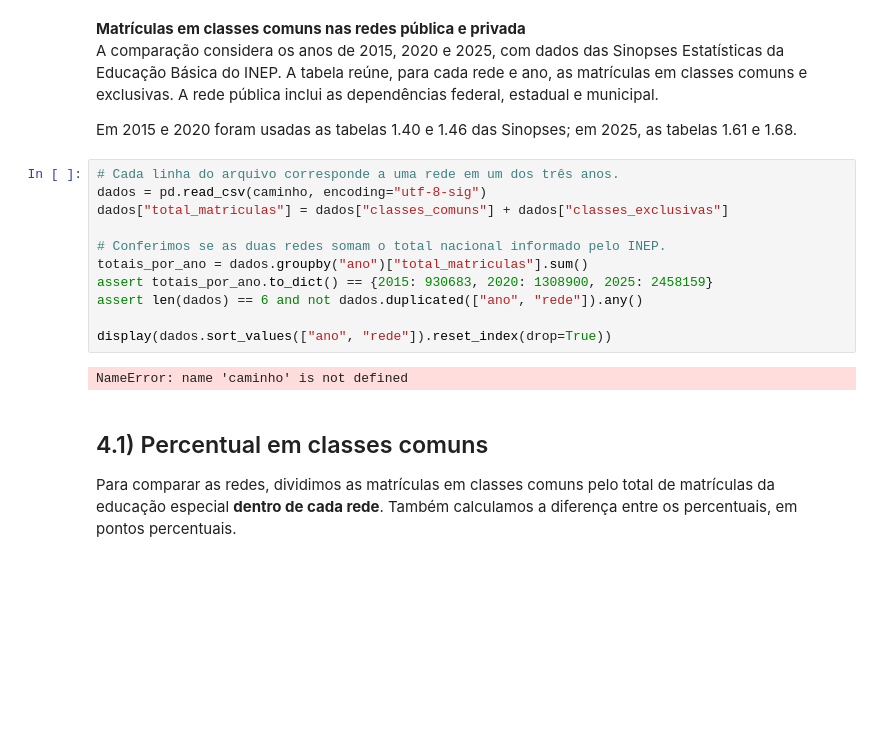
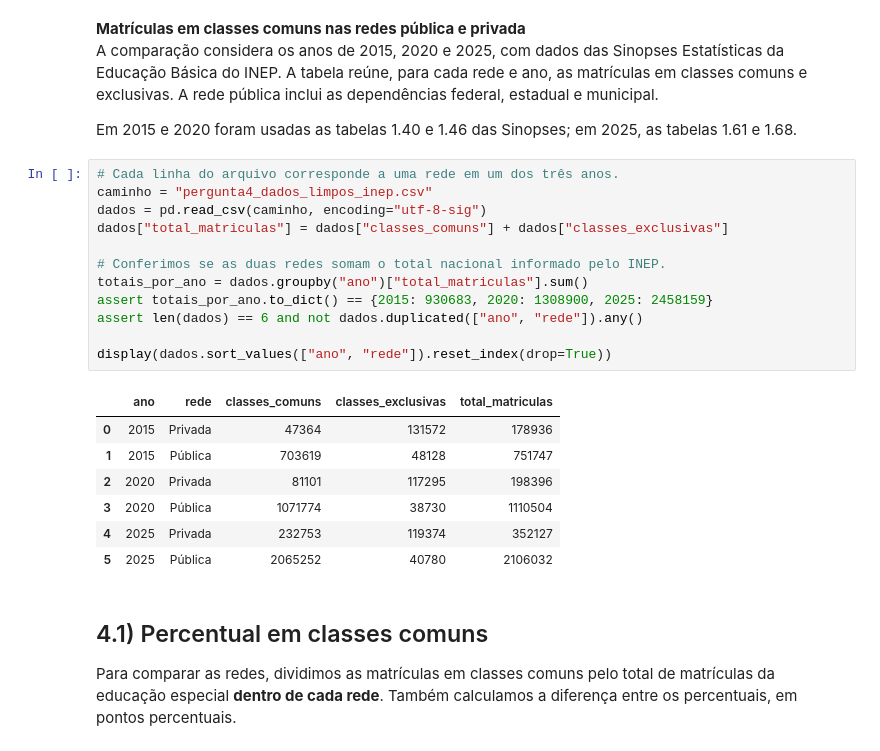
Before and after one commit to devian-DataScience/Trabalho_AEDV-A2-, a Jupyter notebook: Trabalho_A2 - AEDV (3).ipynb, the cells around one changed output. Cells and saved outputs as stored; diff of their text form; blank space fills up the shorter version.

```diff
--- a/Trabalho_A2 - AEDV (3).ipynb
+++ b/Trabalho_A2 - AEDV (3).ipynb
@@ -470,17 +388,24 @@ A tabela reúne, para cada rede e ano, as matrículas em classes comuns e exclus
 Em 2015 e 2020 foram usadas as tabelas 1.40 e 1.46 das Sinopses; em 2025, as tabelas 1.61 e 1.68.
 # %%
 # Cada linha do arquivo corresponde a uma rede em um dos três anos.
+caminho = "pergunta4_dados_limpos_inep.csv"
 dados = pd.read_csv(caminho, encoding="utf-8-sig")
 dados["total_matriculas"] = dados["classes_comuns"] + dados["classes_exclusivas"]
 
 # Conferimos se as duas redes somam o total nacional informado pelo INEP.
 totais_por_ano = dados.groupby("ano")["total_matriculas"].sum()
 assert totais_por_ano.to_dict() == {2015: 930683, 2020: 1308900, 2025: 2458159}
 assert len(dados) == 6 and not dados.duplicated(["ano", "rede"]).any()
 
 display(dados.sort_values(["ano", "rede"]).reset_index(drop=True))
 # %% [output]
-NameError: name 'caminho' is not defined
+|  | ano | rede | classes_comuns | classes_exclusivas | total_matriculas |
+| 0 | 2015 | Privada | 47364 | 131572 | 178936 |
+| 1 | 2015 | Pública | 703619 | 48128 | 751747 |
+| 2 | 2020 | Privada | 81101 | 117295 | 198396 |
+| 3 | 2020 | Pública | 1071774 | 38730 | 1110504 |
+| 4 | 2025 | Privada | 232753 | 119374 | 352127 |
+| 5 | 2025 | Pública | 2065252 | 40780 | 2106032 |
 # %% [markdown]
 ## 4.1) Percentual em classes comuns
 
```
Also changed, not shown: parts of 17 cells of this notebook.
